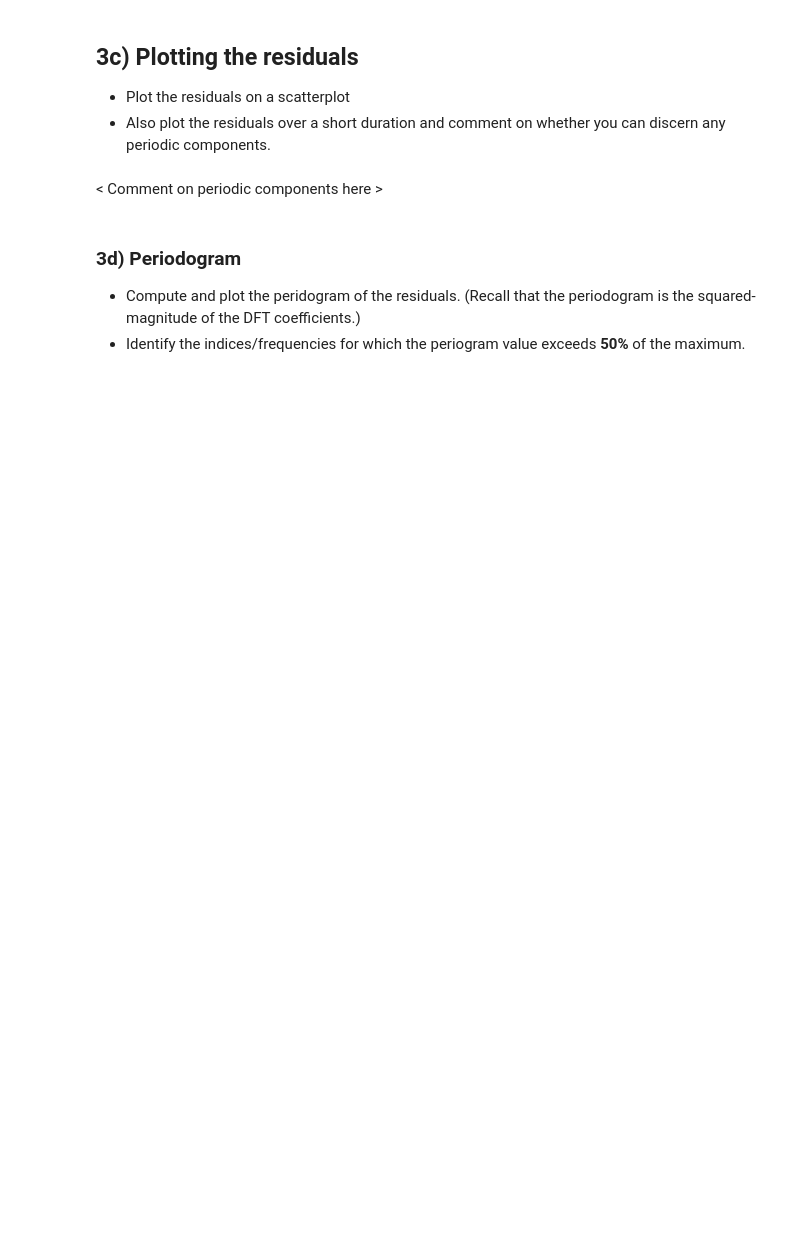
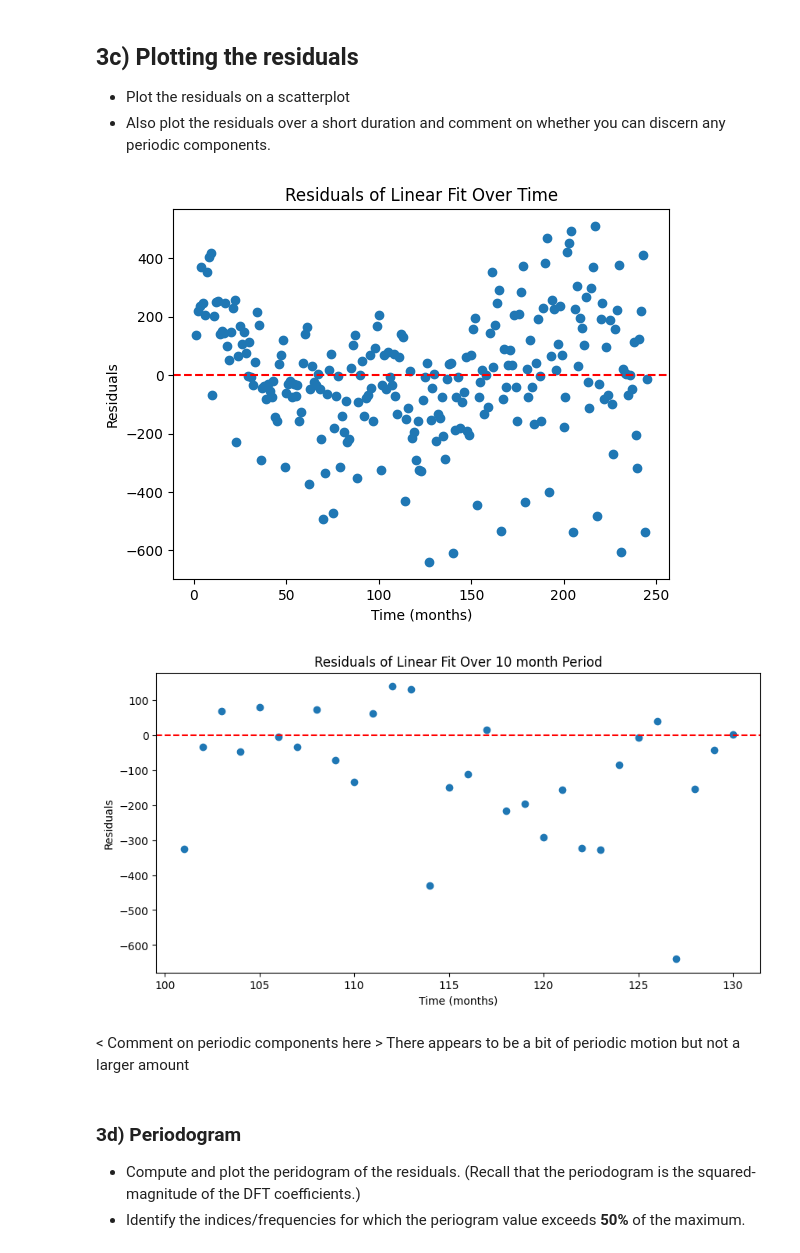
Before and after one commit to Josh-w-Harrison/Data-Science-Coursework, a Jupyter notebook: Exercises/03 Exercise Notebook 3.ipynb, the cells around one changed output. Cells and saved outputs as stored; diff of their text form; code cells hidden in the pictures; blank space fills up the shorter version.

```diff
--- a/Exercises/03 Exercise Notebook 3.ipynb
+++ b/Exercises/03 Exercise Notebook 3.ipynb
@@ -76,5 +118,26 @@ All numerical outputs should be displayed to three decimal places.
+# %%
+# Your code here
+plt.plot(xvals, residuals, 'o')
+plt.axhline(0, color='red', linestyle='--')
+plt.xlabel('Time (months)')
+plt.ylabel('Residuals')
+plt.title('Residuals of Linear Fit Over Time')
+plt.show()
+
+# PLot residuals over a short time period to see if there are any patterns
+plt.plot(xvals[100:130], residuals[100:130], 'o')
+plt.gcf().set_size_inches(10, 5)
+plt.axhline(0, color='red', linestyle='--')
+plt.xlabel('Time (months)')
+plt.ylabel('Residuals')
+plt.title('Residuals of Linear Fit Over 10 month Period')
+plt.show()
+# %% [output]
+[figure, added]
+[figure, added]
 # %% [markdown]
 < Comment on periodic components here >
+There appears to be a bit of periodic motion but not a larger amount
 # %% [markdown]
 ### 3d) Periodogram
 
```
Also changed, not shown: parts of 14 cells of this notebook, 5 other files.
